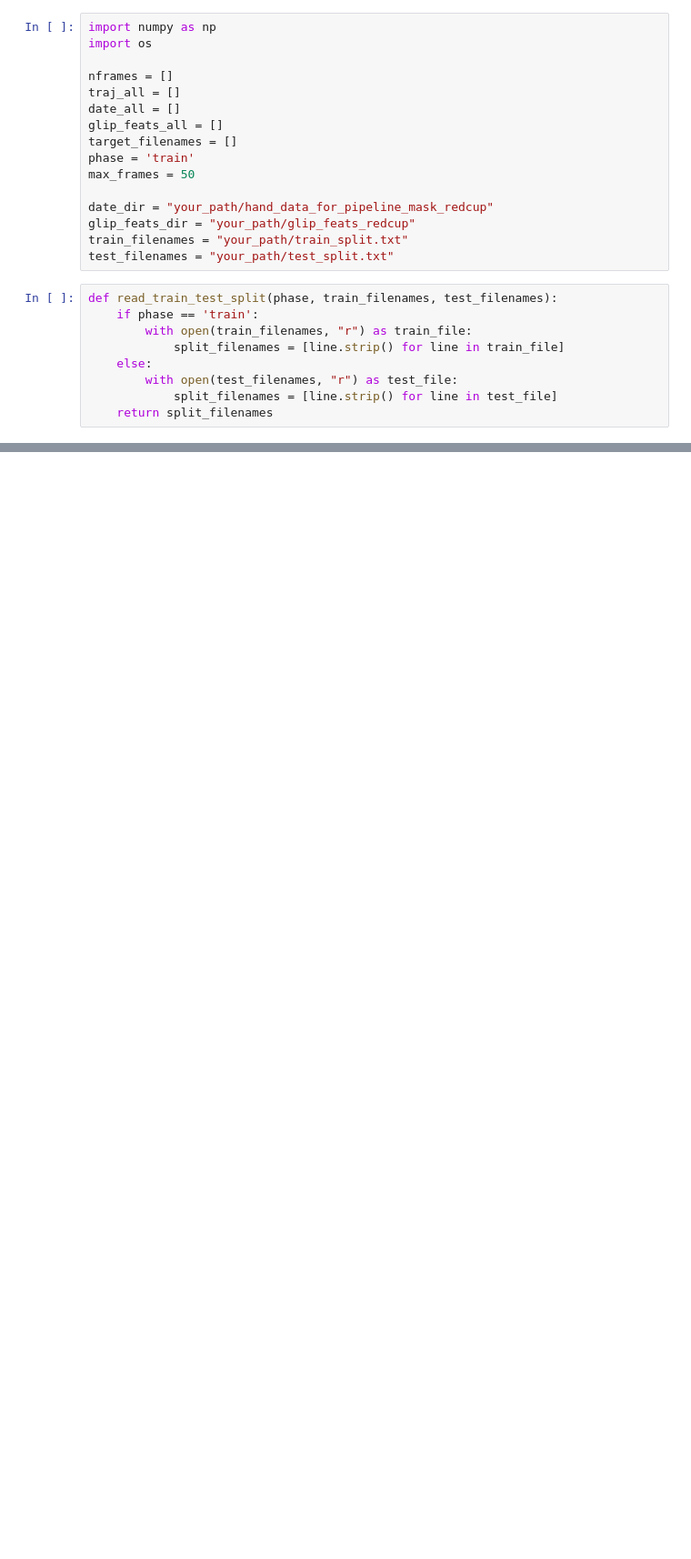
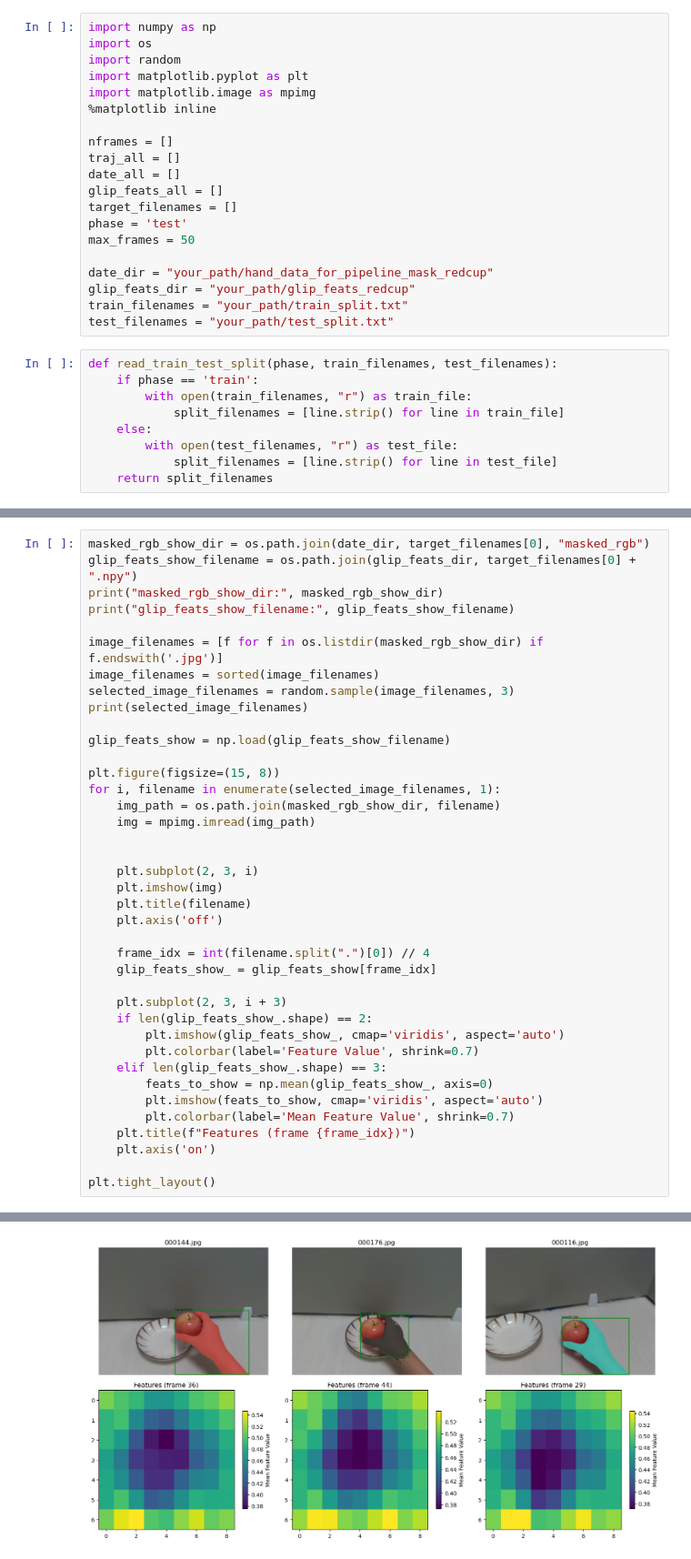
Before and after one commit to IRMVLab/MMTwin, a Jupyter notebook: read_cabh.ipynb, the cells around one changed output, grey strips where cells are left out. Shown at 91% size. Cells and saved outputs as stored; diff of their text form; blank space fills up the shorter version.

```diff
--- a/read_cabh.ipynb
+++ b/read_cabh.ipynb
@@ -1,13 +1,17 @@
 # %%
 import numpy as np
 import os
+import random
+import matplotlib.pyplot as plt
+import matplotlib.image as mpimg
+%matplotlib inline
 
 nframes = []
 traj_all = []
 date_all = []
 glip_feats_all = []
 target_filenames = []
-phase = 'train'
+phase = 'test'
 max_frames = 50
 
 date_dir = "your_path/hand_data_for_pipeline_mask_redcup"
@@ -61,0 +76,40 @@ IndexError: list index out of range
+# %%
+masked_rgb_show_dir = os.path.join(date_dir, target_filenames[0], "masked_rgb")
+glip_feats_show_filename = os.path.join(glip_feats_dir, target_filenames[0] + ".npy")
+print("masked_rgb_show_dir:", masked_rgb_show_dir)
+print("glip_feats_show_filename:", glip_feats_show_filename)
+
+image_filenames = [f for f in os.listdir(masked_rgb_show_dir) if f.endswith('.jpg')]
+image_filenames = sorted(image_filenames)
+selected_image_filenames = random.sample(image_filenames, 3)
+print(selected_image_filenames)
+
+glip_feats_show = np.load(glip_feats_show_filename)
+
+plt.figure(figsize=(15, 8))
+for i, filename in enumerate(selected_image_filenames, 1):
+    img_path = os.path.join(masked_rgb_show_dir, filename)
+    img = mpimg.imread(img_path)
+
+
+    plt.subplot(2, 3, i)
+    plt.imshow(img)
+    plt.title(filename)
+    plt.axis('off')
+
+    frame_idx = int(filename.split(".")[0]) // 4
+    glip_feats_show_ = glip_feats_show[frame_idx]
+
+    plt.subplot(2, 3, i + 3)
+    if len(glip_feats_show_.shape) == 2:
+        plt.imshow(glip_feats_show_, cmap='viridis', aspect='auto')
+        plt.colorbar(label='Feature Value', shrink=0.7)
+    elif len(glip_feats_show_.shape) == 3:
+        feats_to_show = np.mean(glip_feats_show_, axis=0)
+        plt.imshow(feats_to_show, cmap='viridis', aspect='auto')
+        plt.colorbar(label='Mean Feature Value', shrink=0.7)
+    plt.title(f"Features (frame {frame_idx})")
+    plt.axis('on')
+
+plt.tight_layout()
+# %% [output]
@@ -61,0 +119 @@ IndexError: list index out of range
+[figure, added]
```
Also changed, not shown: parts of 5 cells of this notebook.
